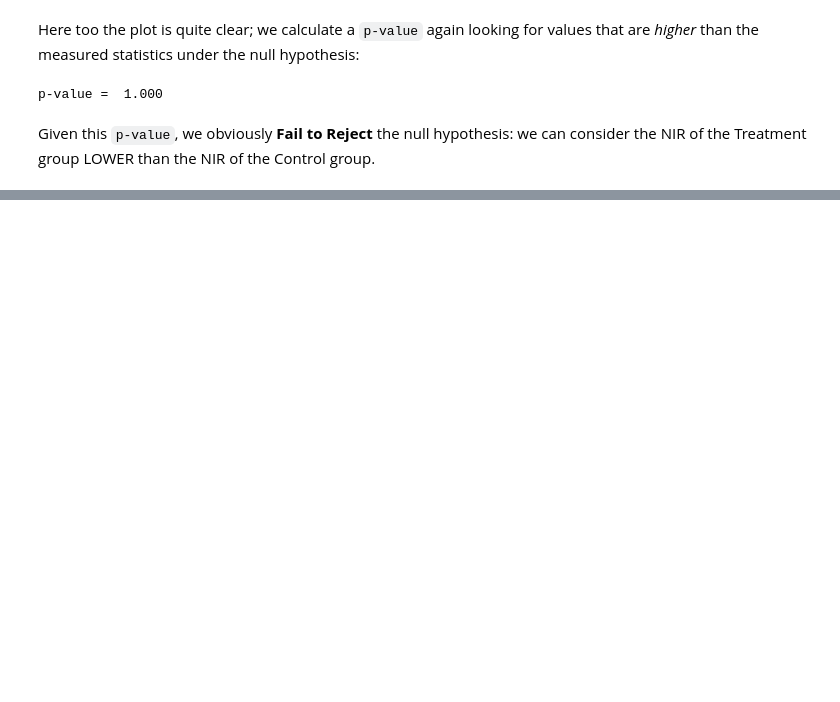
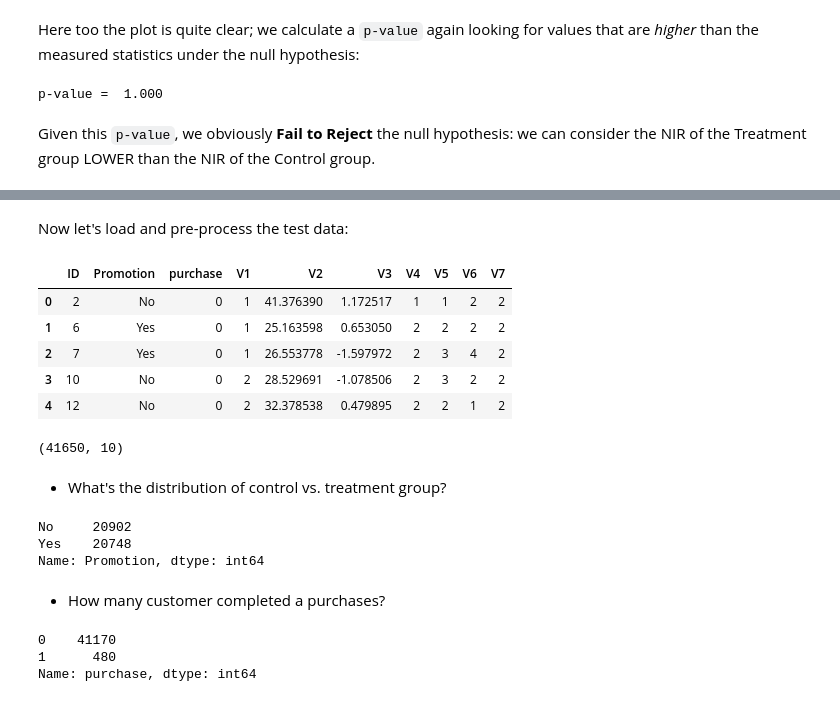
Before and after one commit to Data-Science-NDegree-MRusso/DSND-P4-Experiment-Design, a Jupyter notebook: Starbucks.ipynb, the cells around one changed output, grey strips where cells are left out. Cells and saved outputs as stored; diff of their text form; code cells hidden in the pictures; blank space fills up the shorter version.

```diff
--- a/Starbucks.ipynb
+++ b/Starbucks.ipynb
@@ -399,0 +402,33 @@ Done. Elapsed time =  2.13  s
+# %% [markdown]
+Now let's load and pre-process the test data:
+# %%
+# Loading in our test data
+test_data = pd.read_csv('./test.csv')
+test_data.head()
+# %% [output]
+|  | ID | Promotion | purchase | V1 | V2 | V3 | V4 | V5 | V6 | V7 |
+| 0 | 2 | No | 0 | 1 | 41.376390 | 1.172517 | 1 | 1 | 2 | 2 |
+| 1 | 6 | Yes | 0 | 1 | 25.163598 | 0.653050 | 2 | 2 | 2 | 2 |
+| 2 | 7 | Yes | 0 | 1 | 26.553778 | -1.597972 | 2 | 3 | 4 | 2 |
+| 3 | 10 | No | 0 | 2 | 28.529691 | -1.078506 | 2 | 3 | 2 | 2 |
+| 4 | 12 | No | 0 | 2 | 32.378538 | 0.479895 | 2 | 2 | 1 | 2 |
+# %%
+test_data.shape
+# %% [output]
+(41650, 10)
+# %% [markdown]
+* What's the distribution of control vs. treatment group?
+# %%
+test_data.Promotion.value_counts()
+# %% [output]
+No     20902
+Yes    20748
+Name: Promotion, dtype: int64
+# %% [markdown]
+* How many customer completed a purchases?
+# %%
+test_data.purchase.value_counts()
+# %% [output]
+0    41170
+1      480
+Name: purchase, dtype: int64
```
Also changed, not shown: parts of 31 cells of this notebook.
